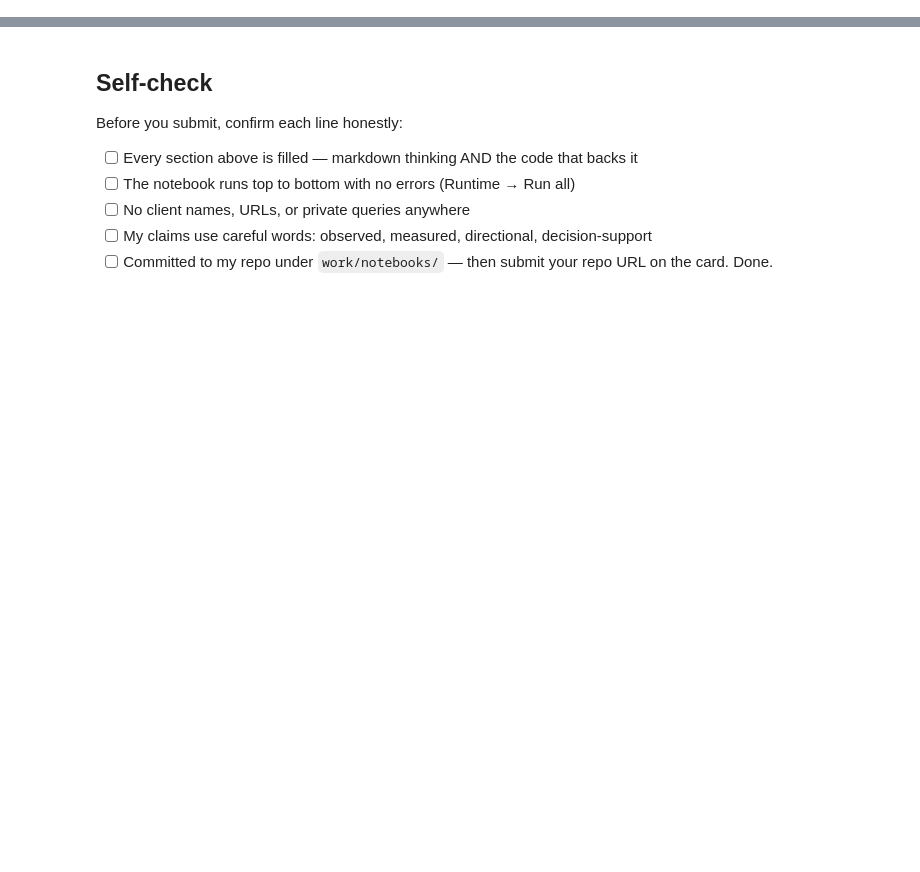
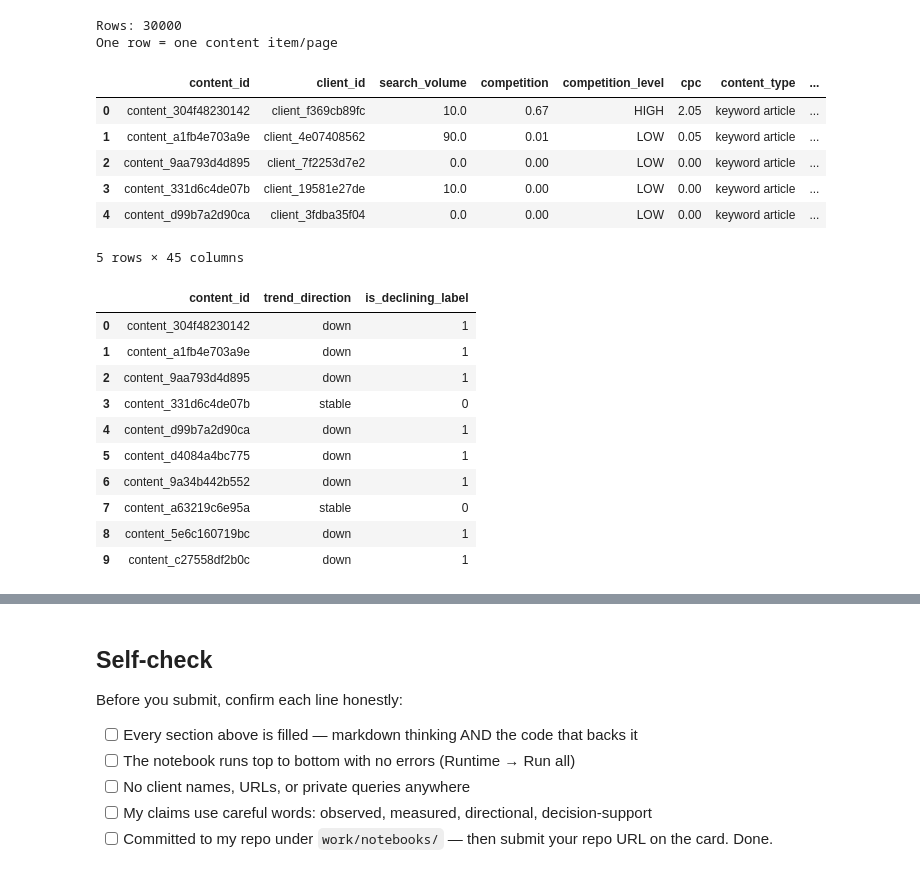
Before and after one commit to Ali0678/FlyRank-Internship, a Jupyter notebook: work/notebooks/w02_ml_task_framing.ipynb, the cells around one changed output, grey strips where cells are left out. Saved outputs shown, nothing was run; the diff lists cells and outputs as text; code cells hidden in the pictures; blank space fills up the shorter version.

```diff
--- a/work/notebooks/w02_ml_task_framing.ipynb
+++ b/work/notebooks/w02_ml_task_framing.ipynb
@@ -26,0 +73,51 @@ This skeleton is yours to fill. Work the sections **in order** — each one has
+# %%
+# This cell is for CODE (numbers, a query, a check).
+# Write your text answer in the cell ABOVE this one — typing sentences here breaks Run All.
+import pandas as pd
+
+df = pd.read_csv("content_refresh_anonymized.csv")
+
+lane_df = (
+    df[
+        (df["impressions_90d"] > 0) &
+        (df["content_age_days"] >= 90)
+    ]
+    .drop_duplicates(subset="content_id")
+    .copy()
+)
+
+lane_df["is_declining_label"] = (
+    lane_df["trend_direction"] == "down"
+).astype(int)
+
+print("Rows:", len(lane_df))
+print("One row = one content item/page")
+
+display(lane_df.head())
+
+display(
+    lane_df[
+        ["content_id", "trend_direction", "is_declining_label"]
+    ].head(10)
+)
+# %% [output]
+Rows: 30000
+One row = one content item/page
+|  | content_id | client_id | search_volume | competition | competition_level | cpc | content_type | ... |
+| 0 | content_304f48230142 | client_f369cb89fc | 10.0 | 0.67 | HIGH | 2.05 | keyword article | ... |
+| 1 | content_a1fb4e703a9e | client_4e07408562 | 90.0 | 0.01 | LOW | 0.05 | keyword article | ... |
+| 2 | content_9aa793d4d895 | client_7f2253d7e2 | 0.0 | 0.00 | LOW | 0.00 | keyword article | ... |
+| 3 | content_331d6c4de07b | client_19581e27de | 10.0 | 0.00 | LOW | 0.00 | keyword article | ... |
+| 4 | content_d99b7a2d90ca | client_3fdba35f04 | 0.0 | 0.00 | LOW | 0.00 | keyword article | ... |
+5 rows × 45 columns
+|  | content_id | trend_direction | is_declining_label |
+| 0 | content_304f48230142 | down | 1 |
+| 1 | content_a1fb4e703a9e | down | 1 |
+| 2 | content_9aa793d4d895 | down | 1 |
+| 3 | content_331d6c4de07b | stable | 0 |
+| 4 | content_d99b7a2d90ca | down | 1 |
+| 5 | content_d4084a4bc775 | down | 1 |
+| 6 | content_9a34b442b552 | down | 1 |
+| 7 | content_a63219c6e95a | stable | 0 |
+| 8 | content_5e6c160719bc | down | 1 |
+| 9 | content_c27558df2b0c | down | 1 |
```
Also changed, not shown: parts of 17 cells of this notebook.
